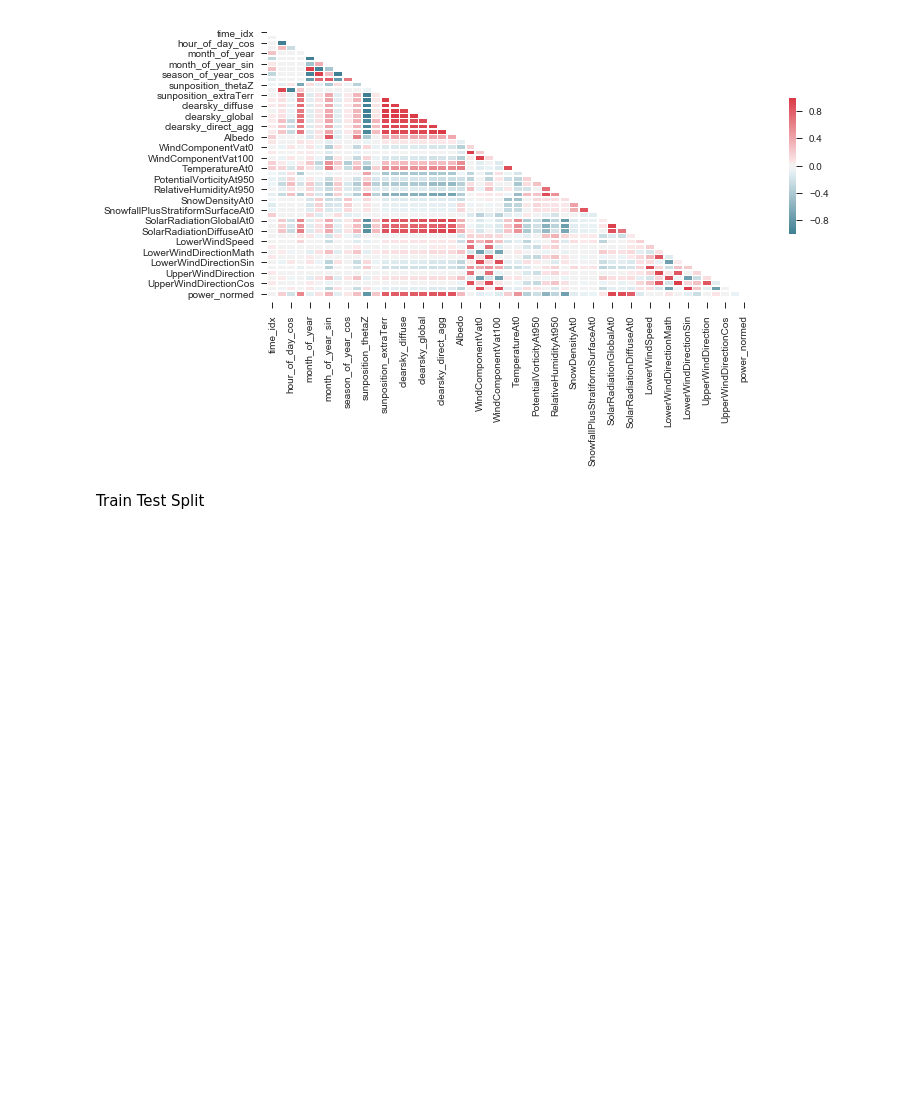
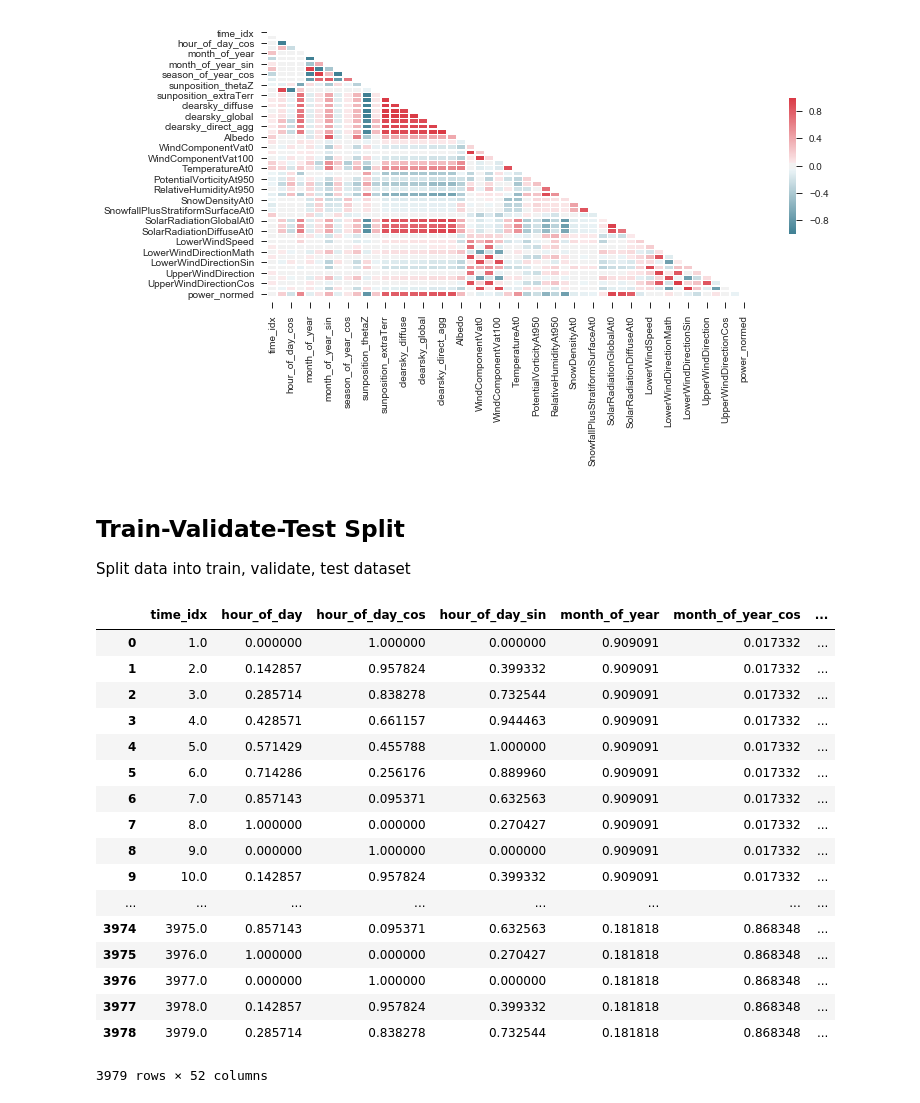
Before and after one commit to andrewnachtigal/solar_forecasting, a Jupyter notebook: german-solar.ipynb, the cells around one changed output. Saved outputs shown, nothing was run; the diff lists cells and outputs as text; code cells hidden in the pictures; blank space fills up the shorter version.

```diff
--- a/german-solar.ipynb
+++ b/german-solar.ipynb
@@ -173,5 +199,6 @@ plot_correlation_matrix(df)
 # %%
 def check_index(df):
     check = pd.DatetimeIndex(start=df.index[0], end=df.index[-1], freq='3h')
-# %% [markdown]
-Train Test Split
+# %% [markdown]
+## Train-Validate-Test Split
+Split data into train, validate, test dataset
@@ -177,0 +215,21 @@ Train Test Split
+# %%
+train
+# %% [output]
+|  | time_idx | hour_of_day | hour_of_day_cos | hour_of_day_sin | month_of_year | month_of_year_cos | ... |
+| 0 | 1.0 | 0.000000 | 1.000000 | 0.000000 | 0.909091 | 0.017332 | ... |
+| 1 | 2.0 | 0.142857 | 0.957824 | 0.399332 | 0.909091 | 0.017332 | ... |
+| 2 | 3.0 | 0.285714 | 0.838278 | 0.732544 | 0.909091 | 0.017332 | ... |
+| 3 | 4.0 | 0.428571 | 0.661157 | 0.944463 | 0.909091 | 0.017332 | ... |
+| 4 | 5.0 | 0.571429 | 0.455788 | 1.000000 | 0.909091 | 0.017332 | ... |
+| 5 | 6.0 | 0.714286 | 0.256176 | 0.889960 | 0.909091 | 0.017332 | ... |
+| 6 | 7.0 | 0.857143 | 0.095371 | 0.632563 | 0.909091 | 0.017332 | ... |
+| 7 | 8.0 | 1.000000 | 0.000000 | 0.270427 | 0.909091 | 0.017332 | ... |
+| 8 | 9.0 | 0.000000 | 1.000000 | 0.000000 | 0.909091 | 0.017332 | ... |
+| 9 | 10.0 | 0.142857 | 0.957824 | 0.399332 | 0.909091 | 0.017332 | ... |
+| ... | ... | ... | ... | ... | ... | ... | ... |
+| 3974 | 3975.0 | 0.857143 | 0.095371 | 0.632563 | 0.181818 | 0.868348 | ... |
+| 3975 | 3976.0 | 1.000000 | 0.000000 | 0.270427 | 0.181818 | 0.868348 | ... |
+| 3976 | 3977.0 | 0.000000 | 1.000000 | 0.000000 | 0.181818 | 0.868348 | ... |
+| 3977 | 3978.0 | 0.142857 | 0.957824 | 0.399332 | 0.181818 | 0.868348 | ... |
+| 3978 | 3979.0 | 0.285714 | 0.838278 | 0.732544 | 0.181818 | 0.868348 | ... |
+3979 rows × 52 columns
```
Also changed, not shown: parts of 10 cells of this notebook.
